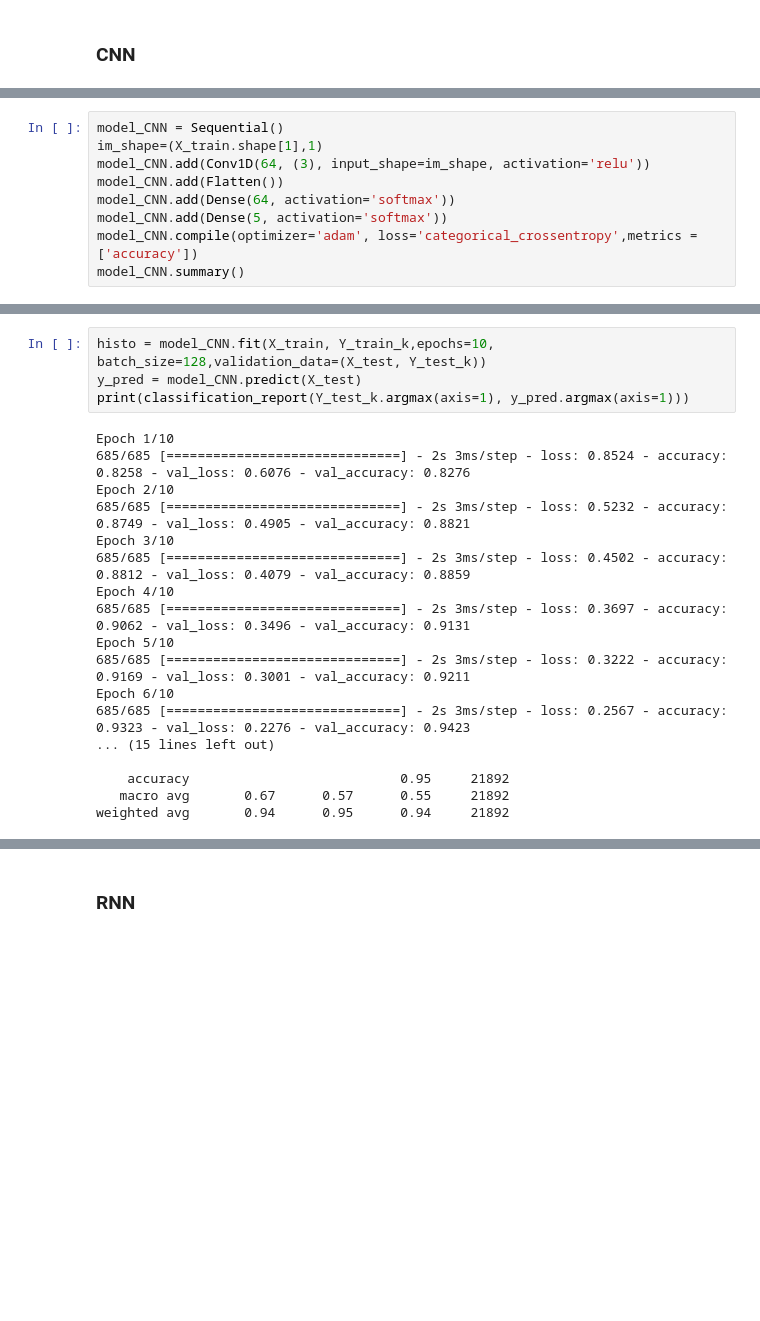
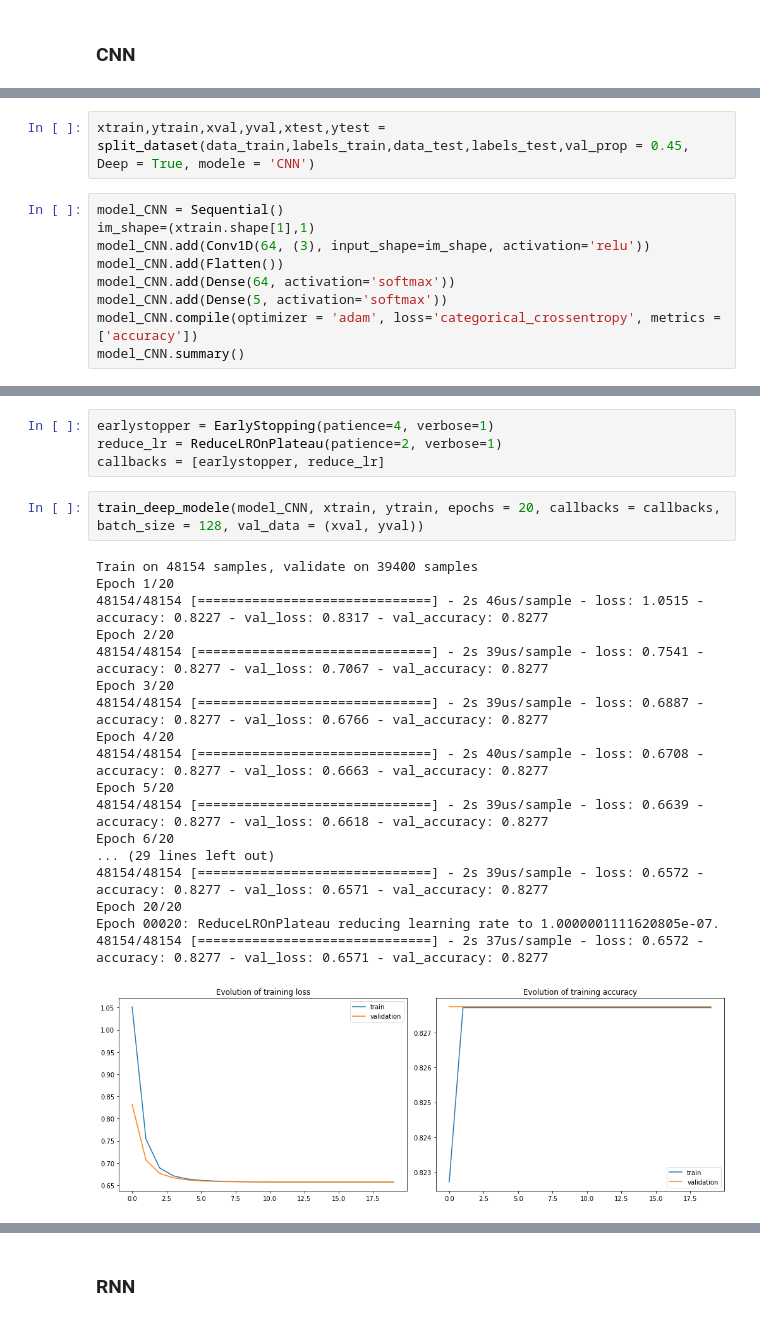
Before and after one commit to Benoitane/Deep-learning, a Jupyter notebook: DL_projet.ipynb, the cells around one changed output, grey strips where cells are left out. Drawn from its saved outputs; the diff is of its cells as text; blank space fills up the shorter version.

```diff
--- a/DL_projet.ipynb
+++ b/DL_projet.ipynb
@@ -261,10 +262,12 @@ Y_test_k = keras.utils.to_categorical(Y_test, 5)
+# %%
+xtrain,ytrain,xval,yval,xtest,ytest = split_dataset(data_train,labels_train,data_test,labels_test,val_prop = 0.45, Deep = True, modele = 'CNN')
 # %%
 model_CNN = Sequential()
-im_shape=(X_train.shape[1],1)
+im_shape=(xtrain.shape[1],1)
 model_CNN.add(Conv1D(64, (3), input_shape=im_shape, activation='relu'))
 model_CNN.add(Flatten())
 model_CNN.add(Dense(64, activation='softmax'))
 model_CNN.add(Dense(5, activation='softmax'))
-model_CNN.compile(optimizer='adam', loss='categorical_crossentropy',metrics = ['accuracy'])
+model_CNN.compile(optimizer = 'adam', loss='categorical_crossentropy', metrics = ['accuracy'])
 model_CNN.summary()
 # %% [output]
@@ -284,25 +287,28 @@ Total params: 758,405
 Trainable params: 758,405
 Non-trainable params: 0
 _________________________________________________________________
-# %%
-histo = model_CNN.fit(X_train, Y_train_k,epochs=10, batch_size=128,validation_data=(X_test, Y_test_k))
-y_pred = model_CNN.predict(X_test)
-print(classification_report(Y_test_k.argmax(axis=1), y_pred.argmax(axis=1)))
-# %% [output]
-Epoch 1/10
-685/685 [==============================] - 2s 3ms/step - loss: 0.8524 - accuracy: 0.8258 - val_loss: 0.6076 - val_accuracy: 0.8276
-Epoch 2/10
-685/685 [==============================] - 2s 3ms/step - loss: 0.5232 - accuracy: 0.8749 - val_loss: 0.4905 - val_accuracy: 0.8821
-Epoch 3/10
-685/685 [==============================] - 2s 3ms/step - loss: 0.4502 - accuracy: 0.8812 - val_loss: 0.4079 - val_accuracy: 0.8859
-Epoch 4/10
-685/685 [==============================] - 2s 3ms/step - loss: 0.3697 - accuracy: 0.9062 - val_loss: 0.3496 - val_accuracy: 0.9131
-Epoch 5/10
-685/685 [==============================] - 2s 3ms/step - loss: 0.3222 - accuracy: 0.9169 - val_loss: 0.3001 - val_accuracy: 0.9211
-Epoch 6/10
-685/685 [==============================] - 2s 3ms/step - loss: 0.2567 - accuracy: 0.9323 - val_loss: 0.2276 - val_accuracy: 0.9423
-... (15 lines left out)
-
-    accuracy                           0.95     21892
-   macro avg       0.67      0.57      0.55     21892
-weighted avg       0.94      0.95      0.94     21892
+# %%
+earlystopper = EarlyStopping(patience=4, verbose=1)
+reduce_lr = ReduceLROnPlateau(patience=2, verbose=1)
+callbacks = [earlystopper, reduce_lr]
+# %%
+train_deep_modele(model_CNN, xtrain, ytrain, epochs = 20, callbacks = callbacks, batch_size = 128, val_data = (xval, yval))
+# %% [output]
+Train on 48154 samples, validate on 39400 samples
+Epoch 1/20
+48154/48154 [==============================] - 2s 46us/sample - loss: 1.0515 - accuracy: 0.8227 - val_loss: 0.8317 - val_accuracy: 0.8277
+Epoch 2/20
+48154/48154 [==============================] - 2s 39us/sample - loss: 0.7541 - accuracy: 0.8277 - val_loss: 0.7067 - val_accuracy: 0.8277
+Epoch 3/20
+48154/48154 [==============================] - 2s 39us/sample - loss: 0.6887 - accuracy: 0.8277 - val_loss: 0.6766 - val_accuracy: 0.8277
+Epoch 4/20
+48154/48154 [==============================] - 2s 40us/sample - loss: 0.6708 - accuracy: 0.8277 - val_loss: 0.6663 - val_accuracy: 0.8277
+Epoch 5/20
+48154/48154 [==============================] - 2s 39us/sample - loss: 0.6639 - accuracy: 0.8277 - val_loss: 0.6618 - val_accuracy: 0.8277
+Epoch 6/20
+... (29 lines left out)
+48154/48154 [==============================] - 2s 39us/sample - loss: 0.6572 - accuracy: 0.8277 - val_loss: 0.6571 - val_accuracy: 0.8277
+Epoch 20/20
+Epoch 00020: ReduceLROnPlateau reducing learning rate to 1.0000001111620805e-07.
+48154/48154 [==============================] - 2s 37us/sample - loss: 0.6572 - accuracy: 0.8277 - val_loss: 0.6571 - val_accuracy: 0.8277
+[figure, added]
```
Also changed, not shown: parts of 113 cells of this notebook, 4 other files.
